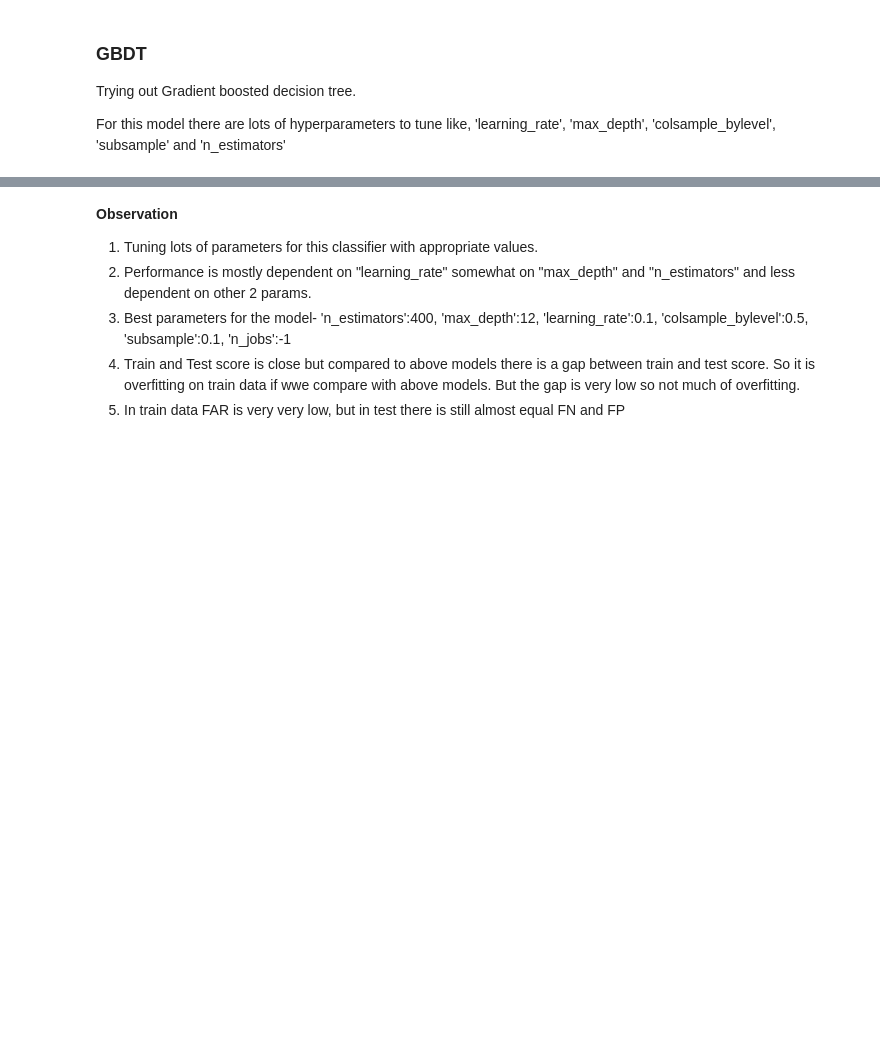
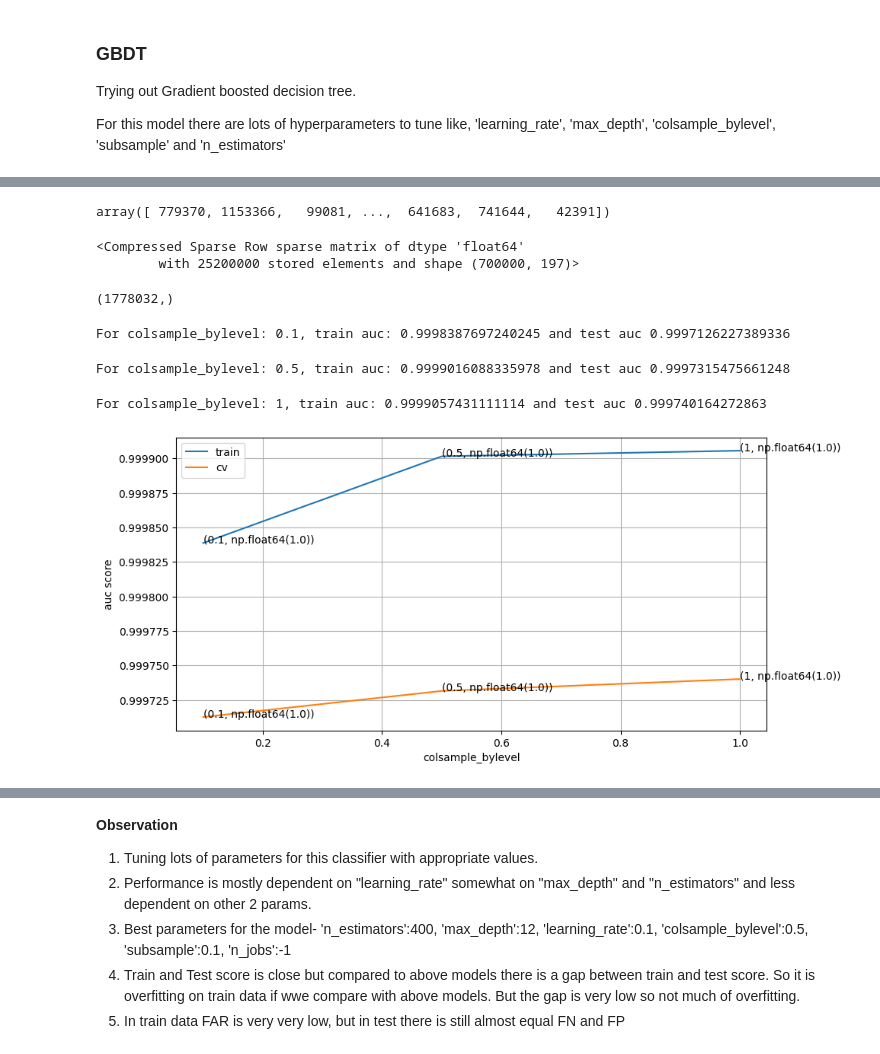
Before and after one commit to DezS4125/An-IDS, a Jupyter notebook: ML Models and Results.ipynb, the cells around one changed output, grey strips where cells are left out. Drawn from its saved outputs; the diff is of its cells as text; code cells hidden in the pictures; blank space fills up the shorter version.

```diff
--- a/ML Models and Results.ipynb
+++ b/ML Models and Results.ipynb
@@ -661,7 +871,25 @@ xgb_clf, _, _ = cross_validation(CLF_NAME, param, 'max_depth')
 # %%
-train_sample = np.random.randint(0, x_train.shape[0], size=700000)
+train_sample = np.random.randint(0, x_train_new_csr.shape[0], size=700000)
+# %%
+train_sample
+# %% [output]
+array([ 779370, 1153366,   99081, ...,  641683,  741644,   42391])
+# %%
+x_train_new_csr[train_sample]
+# %% [output]
+<Compressed Sparse Row sparse matrix of dtype 'float64'
+        with 25200000 stored elements and shape (700000, 197)>
+# %%
+y_train.shape
+# %% [output]
+(1778032,)
 # %%
 param = {'colsample_bylevel':[0.1, 0.5, 1]}
-xgb_clf,_,_ = cross_validation(CLF_NAME, param, 'colsample_bylevel', x_train=x_train.iloc[train_sample], y_train=y_train.iloc[train_sample])
+xgb_clf,_,_ = cross_validation(CLF_NAME, param, 'colsample_bylevel', x_train=x_train_new_csr[train_sample], y_train=y_train.iloc[train_sample])
+# %% [output]
+For colsample_bylevel: 0.1, train auc: 0.9998387697240245 and test auc 0.9997126227389336
+For colsample_bylevel: 0.5, train auc: 0.9999016088335978 and test auc 0.9997315475661248
+For colsample_bylevel: 1, train auc: 0.9999057431111114 and test auc 0.999740164272863
+[figure, added]
 # %%
 param = {'subsample':[0.1, 0.4, 0.7, 1]}
```
Also changed, not shown: parts of 47 cells of this notebook, 4 other files.
